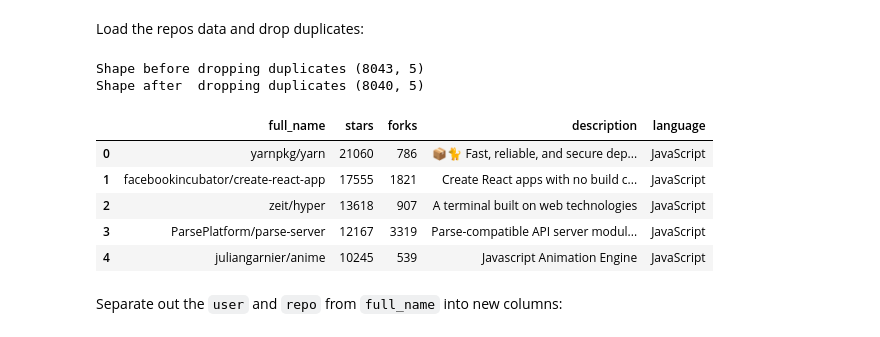
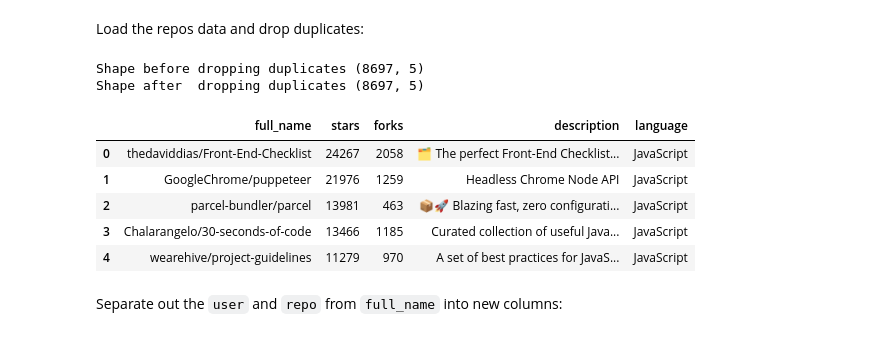
Before and after one commit to donnemartin/viz, a Jupyter notebook: githubstats/data_wrangling.ipynb, the cells around one changed output. Saved outputs shown, nothing was run; the diff lists cells and outputs as text; code cells hidden in the pictures.

```diff
--- a/githubstats/data_wrangling.ipynb
+++ b/githubstats/data_wrangling.ipynb
@@ -24,20 +24,20 @@ import pandas as pd
 # %% [markdown]
 Load the repos data and drop duplicates:
 # %%
-repos = pd.read_csv("data/2016/repos-dump.csv", quotechar='"', skipinitialspace=True)
+repos = pd.read_csv("data/2017/repos-dump.csv", quotechar='"', skipinitialspace=True)
 print('Shape before dropping duplicates', repos.shape)
 repos = repos.drop_duplicates(subset='full_name', keep='last')
 print('Shape after  dropping duplicates', repos.shape)
 repos.head()
 # %% [output]
-Shape before dropping duplicates (8043, 5)
-Shape after  dropping duplicates (8040, 5)
+Shape before dropping duplicates (8697, 5)
+Shape after  dropping duplicates (8697, 5)
 |  | full_name | stars | forks | description | language |
-| 0 | yarnpkg/yarn | 21060 | 786 | 📦🐈 Fast, reliable, and secure dep... | JavaScript |
-| 1 | facebookincubator/create-react-app | 17555 | 1821 | Create React apps with no build c... | JavaScript |
-| 2 | zeit/hyper | 13618 | 907 | A terminal built on web technologies | JavaScript |
-| 3 | ParsePlatform/parse-server | 12167 | 3319 | Parse-compatible API server modul... | JavaScript |
-| 4 | juliangarnier/anime | 10245 | 539 | Javascript Animation Engine | JavaScript |
+| 0 | thedaviddias/Front-End-Checklist | 24267 | 2058 | 🗂 The perfect Front-End Checklist... | JavaScript |
+| 1 | GoogleChrome/puppeteer | 21976 | 1259 | Headless Chrome Node API | JavaScript |
+| 2 | parcel-bundler/parcel | 13981 | 463 | 📦🚀 Blazing fast, zero configurati... | JavaScript |
+| 3 | Chalarangelo/30-seconds-of-code | 13466 | 1185 | Curated collection of useful Java... | JavaScript |
+| 4 | wearehive/project-guidelines | 11279 | 970 | A set of best practices for JavaS... | JavaScript |
 # %% [markdown]
 Separate out the `user` and `repo` from `full_name` into new columns:
 # %%
```
Also changed, not shown: parts of 14 cells of this notebook.
